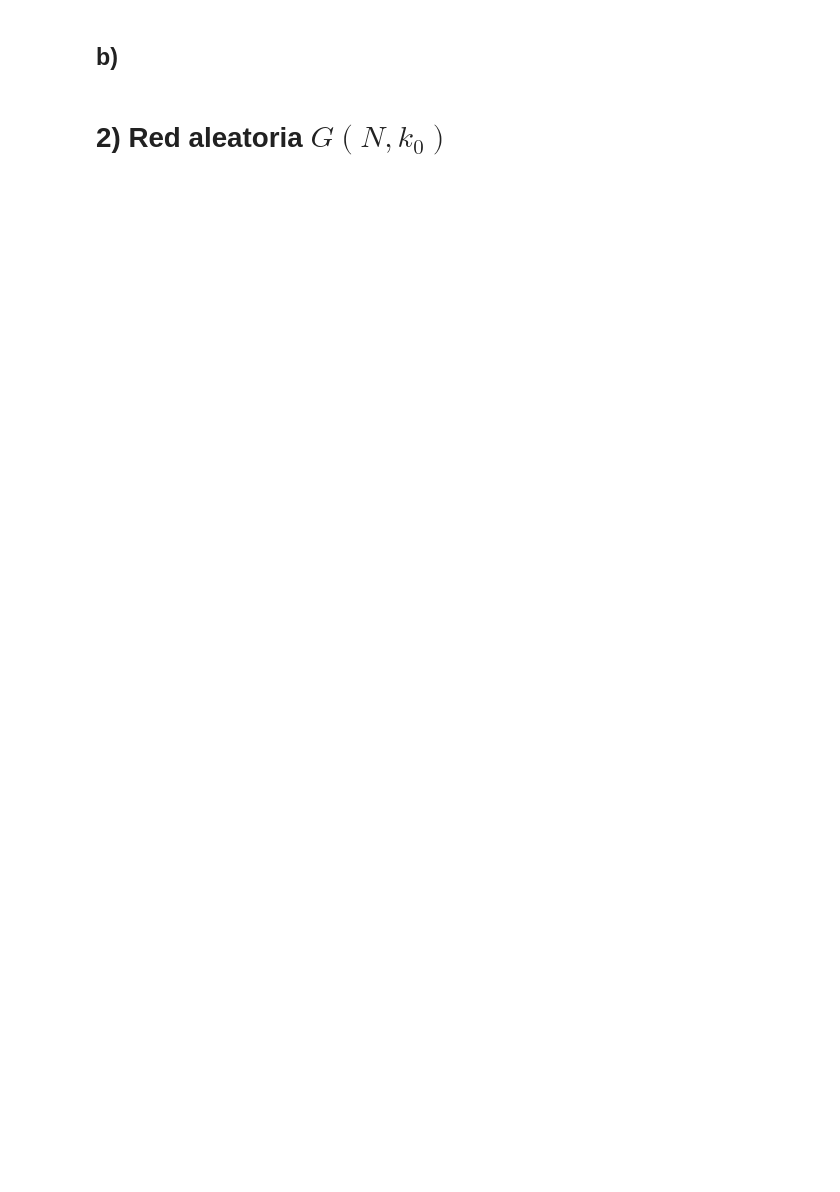
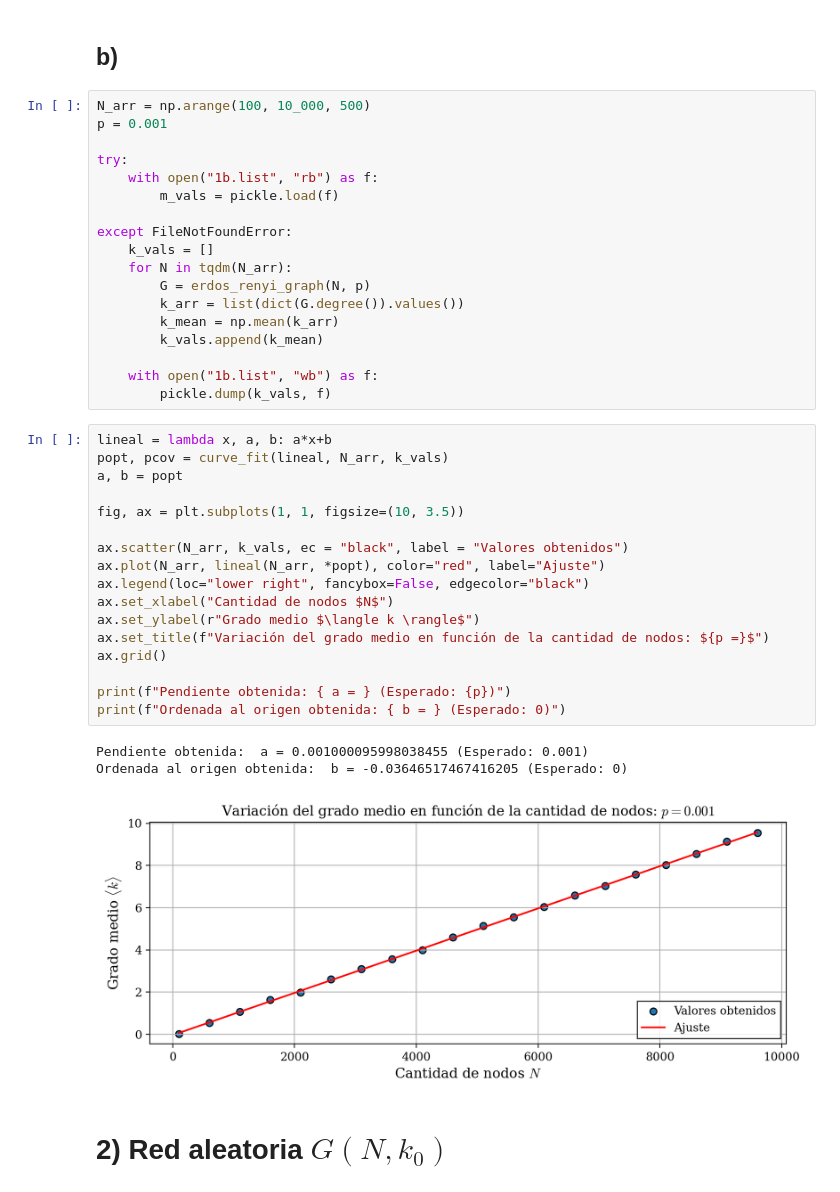
Before and after one commit to facundojgarcia02/CoNet, a Jupyter notebook: TP4/TP4.ipynb, the cells around one changed output. Drawn from its saved outputs; the diff is of its cells as text; blank space fills up the shorter version.

```diff
--- a/TP4/TP4.ipynb
+++ b/TP4/TP4.ipynb
@@ -63,5 +77,44 @@ plt.show()
 # %% [markdown]
 ## b)
+# %%
+N_arr = np.arange(100, 10_000, 500)
+p = 0.001
+
+try:
+    with open("1b.list", "rb") as f:
+        m_vals = pickle.load(f)
+
+except FileNotFoundError:
+    k_vals = []
+    for N in tqdm(N_arr):
+        G = erdos_renyi_graph(N, p)
+        k_arr = list(dict(G.degree()).values())
+        k_mean = np.mean(k_arr)
+        k_vals.append(k_mean)
+
+    with open("1b.list", "wb") as f:
+        pickle.dump(k_vals, f)
+# %%
+lineal = lambda x, a, b: a*x+b
+popt, pcov = curve_fit(lineal, N_arr, k_vals)
+a, b = popt
+
+fig, ax = plt.subplots(1, 1, figsize=(10, 3.5))
+
+ax.scatter(N_arr, k_vals, ec = "black", label = "Valores obtenidos")
+ax.plot(N_arr, lineal(N_arr, *popt), color="red", label="Ajuste")
+ax.legend(loc="lower right", fancybox=False, edgecolor="black")
+ax.set_xlabel("Cantidad de nodos $N$")
+ax.set_ylabel(r"Grado medio $\langle k \rangle$")
+ax.set_title(f"Variación del grado medio en función de la cantidad de nodos: ${p =}$")
+ax.grid()
+
+print(f"Pendiente obtenida: { a = } (Esperado: {p})")
+print(f"Ordenada al origen obtenida: { b = } (Esperado: 0)")
+# %% [output]
+Pendiente obtenida:  a = 0.001000095998038455 (Esperado: 0.001)
+Ordenada al origen obtenida:  b = -0.03646517467416205 (Esperado: 0)
+[figure, added]
 # %% [markdown]
 # 2) Red aleatoria $G(N, k_0)$
 # %%
```
Also changed, not shown: parts of 15 cells of this notebook, 2 other files.
